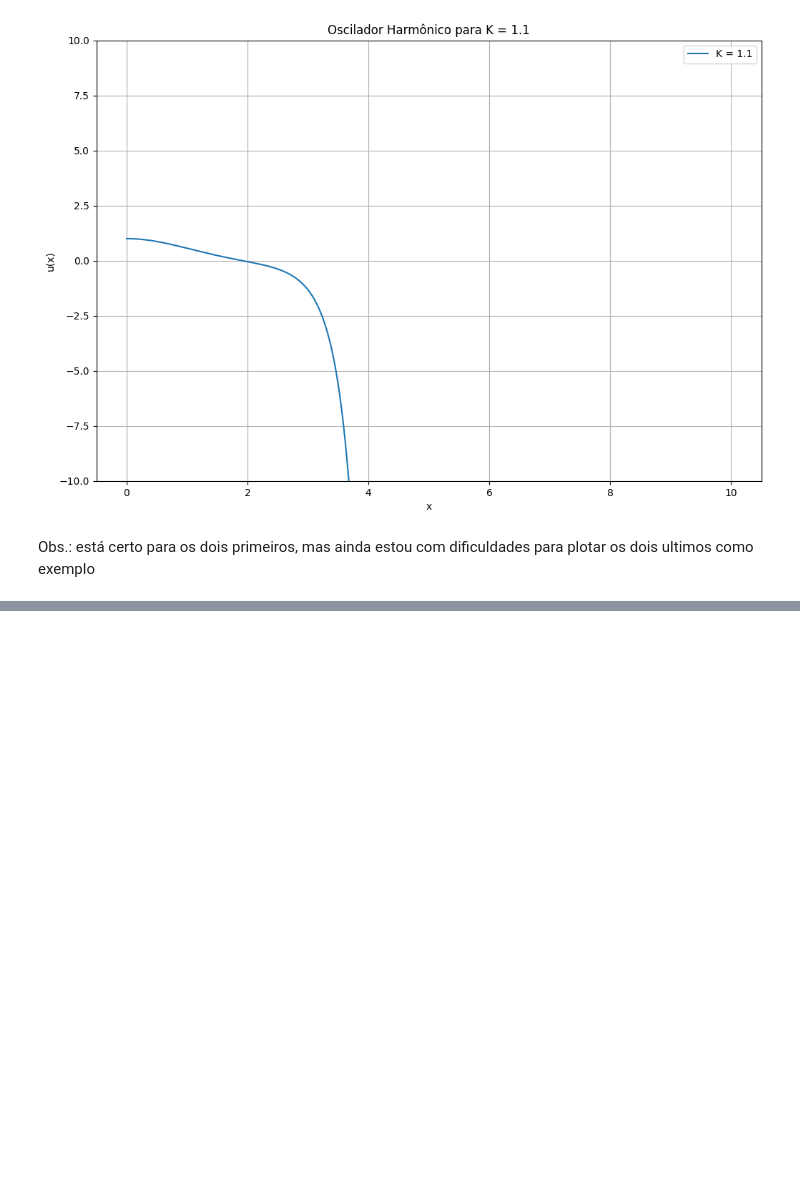
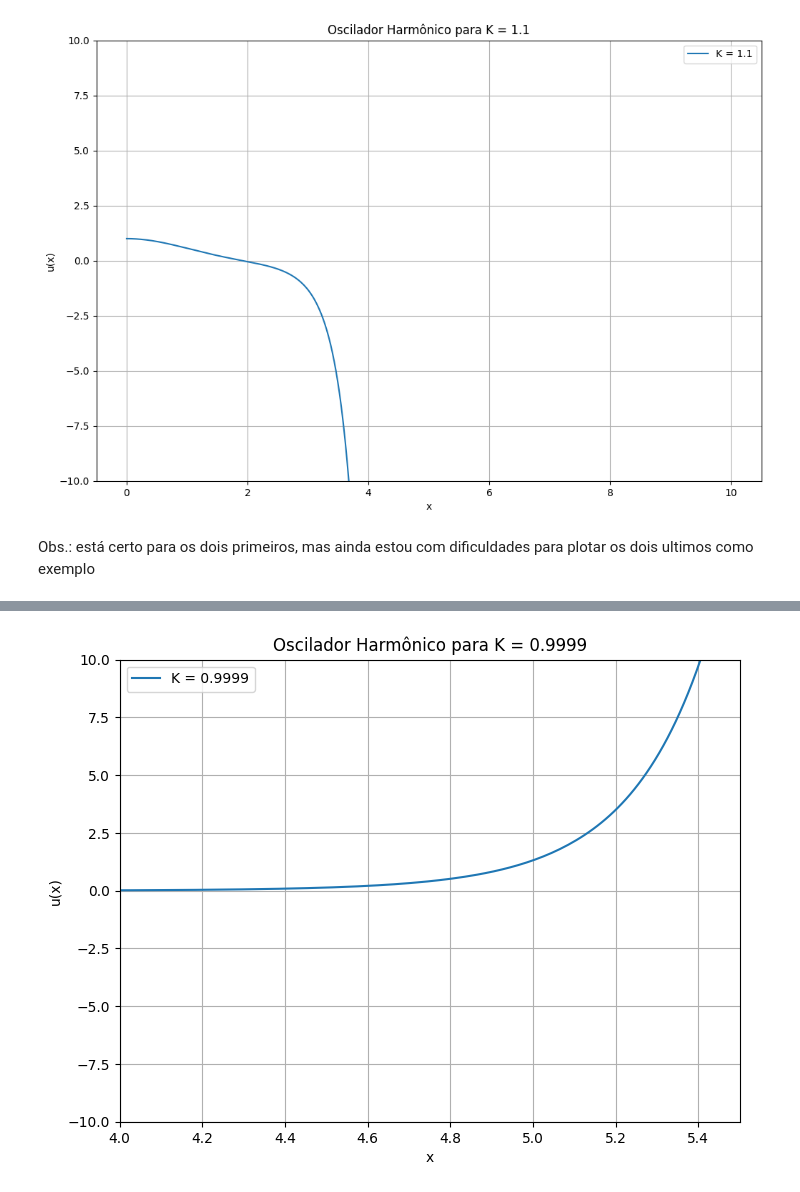
Before and after one commit to HelenaCarvalhoLeal/Quantum_Class, a Jupyter notebook: griffith_2.54.ipynb, the cells around one changed output, grey strips where cells are left out. Drawn from its saved outputs; the diff is of its cells as text; code cells hidden in the pictures; blank space fills up the shorter version.

```diff
--- a/griffith_2.54.ipynb
+++ b/griffith_2.54.ipynb
@@ -50,0 +93,34 @@ Obs.: está certo para os dois primeiros, mas ainda estou com dificuldades para
+# %%
+import numpy as np
+import matplotlib.pyplot as plt
+from scipy.integrate import solve_ivp
+
+# Definir a equação diferencial do oscilador harmônico
+def oscillator_ode(x, u, K):
+    return [u[1], (x**2 - K) * u[0]]
+
+# Função para plotar a função de onda
+def plot_wave_function(K, a=1e-8, b=10, c=-10, d=10):
+    u0 = [1, 0]  # Condições iniciais: u(0) = 1, u'(0) = 0
+    sol = solve_ivp(oscillator_ode, [a, b], u0, args=(K,), t_eval=np.linspace(a, b, 1000))
+
+    plt.plot(sol.t, sol.y[0], label=f'K = {K}')
+    plt.ylim(c, d)
+    plt.xlim(4, 5.5)
+    plt.xlabel('x')
+    plt.ylabel('u(x)')
+    plt.title(f'Oscilador Harmônico para K = {K}')
+    plt.legend()
+    plt.grid(True)
+
+# Plot para K = 0.9999
+plt.figure(figsize=(8, 6))
+plot_wave_function(0.9999)
+plt.show()
+
+# Plot para K = 1.0001
+plt.figure(figsize=(8, 6))
+plot_wave_function(1.0001)
+plt.show()
+# %% [output]
+[figure, added]
```
Also changed, not shown: parts of 1 cell of this notebook.
